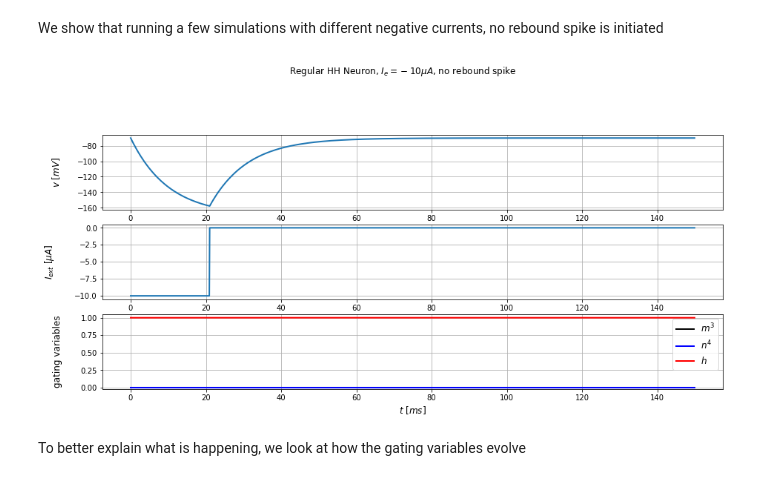
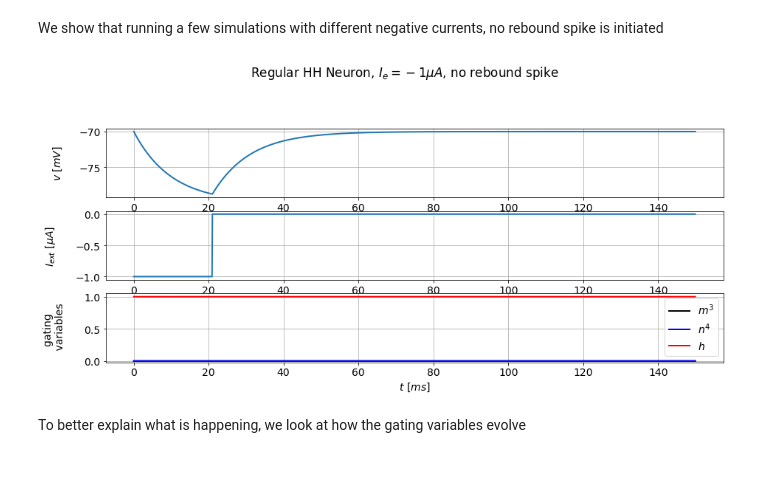
Before and after one commit to Thomas-debug-creator/SingleNeuron-HH2AdEx, a Jupyter notebook: cleaned_notebook.ipynb, the cells around one changed output. Drawn from its saved outputs; the diff is of its cells as text; code cells hidden in the pictures.

Commit message:
plots

```diff
--- a/cleaned_notebook.ipynb
+++ b/cleaned_notebook.ipynb
@@ -7,6 +7,11 @@ from neurodynex3.hodgkin_huxley import HH
 from neurodynex3.tools import input_factory
 
 from enum import Enum
+
+plt.rcParams.update({'font.size': 14})
+
+from matplotlib import rcParams
+rcParams['axes.titlepad'] = 0
 # %% [markdown]
 # 1 Exploration of HH neurons
 # %%
@@ -346,14 +354,14 @@ def plot_gating_variables(state_monitor, title=None, model_type = ModelType.REGU
 # %% [markdown]
 We show that running a few simulations with different negative currents, no rebound spike is initiated
 # %%
-I_mins = [-10] #-1 -5, -10, -20, -50
+I_mins = [-1] #-1 -5, -10, -20, -50
 sim_time = 150
 for I_min in I_mins:
     current = input_factory.get_step_current(0, 20, b2.ms, I_min *b2.uA)
     state_monitor = simulate_HH_neuron_regular(current, sim_time * b2.ms)
     plot_data(state_monitor, title=f"Regular HH Neuron, $I_e = {I_min} \mu A$, no rebound spike", plot_ionic = False)
 # %% [output]
-[figure, old version]
+[figure, new version]
 # %% [markdown]
 To better explain what is happening, we look at how the gating variables evolve
 # %%
```
Also changed, not shown: parts of 29 cells of this notebook, 25 other files.
